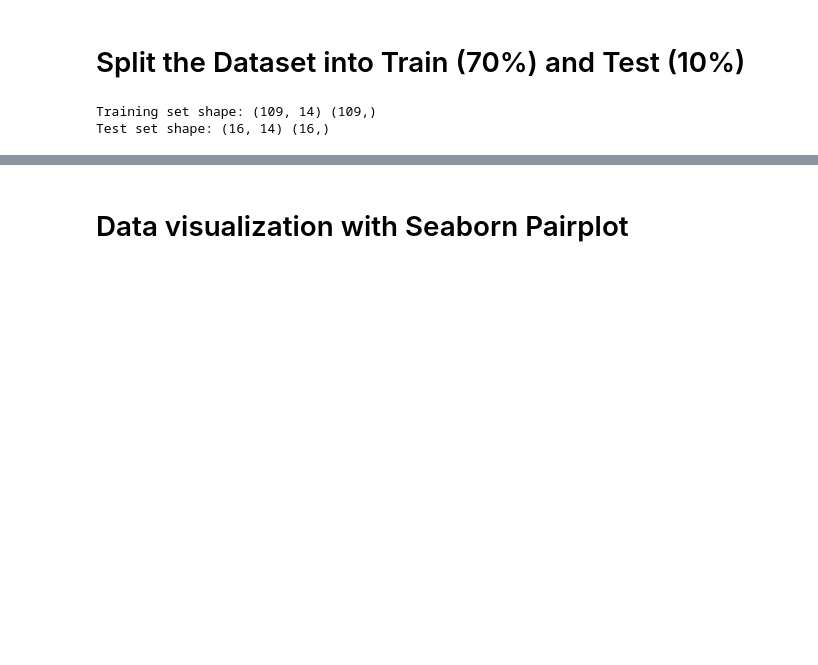
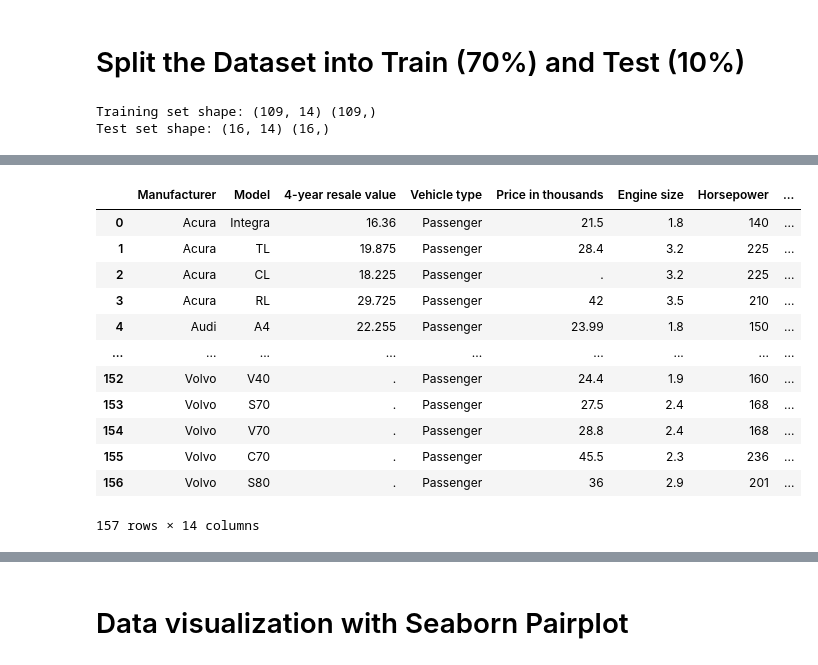
Before and after one commit to mudavathkalyan/ML, a Jupyter notebook: week2/week2.ipynb, the cells around one changed output, grey strips where cells are left out. Cells and saved outputs as stored; diff of their text form; code cells hidden in the pictures; blank space fills up the shorter version.

```diff
--- a/week2/week2.ipynb
+++ b/week2/week2.ipynb
@@ -642,3 +655,10 @@ print("Test set shape:", X_test.shape, y_test.shape)
 # %% [output]
 Training set shape: (109, 14) (109,)
 Test set shape: (16, 14) (16,)
+# %%
+import pandas as pd
+from sklearn.model_selection import train_test_split
+df = pd.read_csv("Car_sales.csv")
+df.columns = df.columns.str.strip()
+X = df.drop(columns=['Sales in thousands'])
+y = df['Sales in thousands']
@@ -644,0 +681,16 @@ Test set shape: (16, 14) (16,)
+# %%
+X
+# %% [output]
+|  | Manufacturer | Model | 4-year resale value | Vehicle type | Price in thousands | Engine size | Horsepower | ... |
+| 0 | Acura | Integra | 16.36 | Passenger | 21.5 | 1.8 | 140 | ... |
+| 1 | Acura | TL | 19.875 | Passenger | 28.4 | 3.2 | 225 | ... |
+| 2 | Acura | CL | 18.225 | Passenger | . | 3.2 | 225 | ... |
+| 3 | Acura | RL | 29.725 | Passenger | 42 | 3.5 | 210 | ... |
+| 4 | Audi | A4 | 22.255 | Passenger | 23.99 | 1.8 | 150 | ... |
+| ... | ... | ... | ... | ... | ... | ... | ... | ... |
+| 152 | Volvo | V40 | . | Passenger | 24.4 | 1.9 | 160 | ... |
+| 153 | Volvo | S70 | . | Passenger | 27.5 | 2.4 | 168 | ... |
+| 154 | Volvo | V70 | . | Passenger | 28.8 | 2.4 | 168 | ... |
+| 155 | Volvo | C70 | . | Passenger | 45.5 | 2.3 | 236 | ... |
+| 156 | Volvo | S80 | . | Passenger | 36 | 2.9 | 201 | ... |
+157 rows × 14 columns
```
Also changed, not shown: parts of 20 cells of this notebook, 1 other file.
